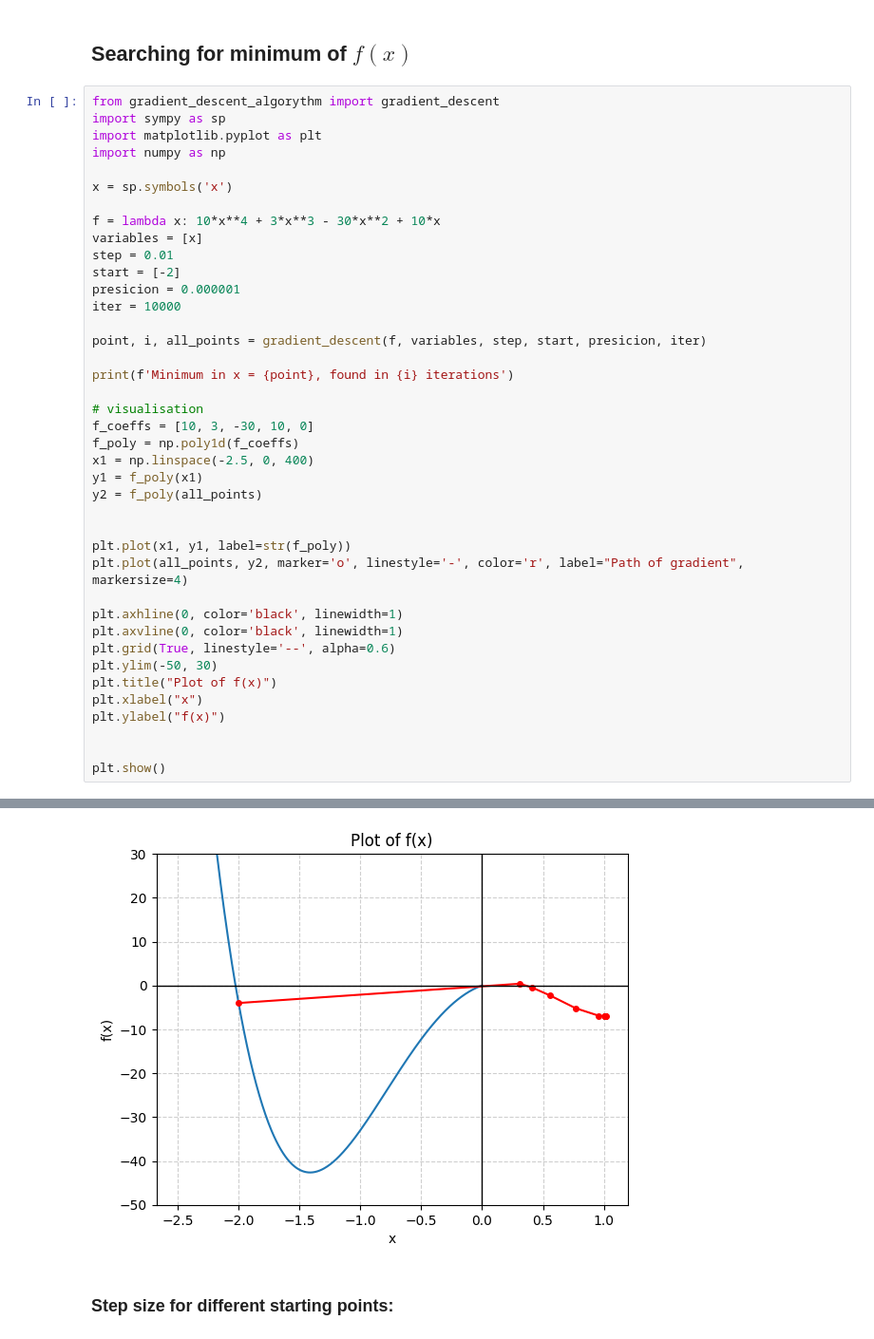
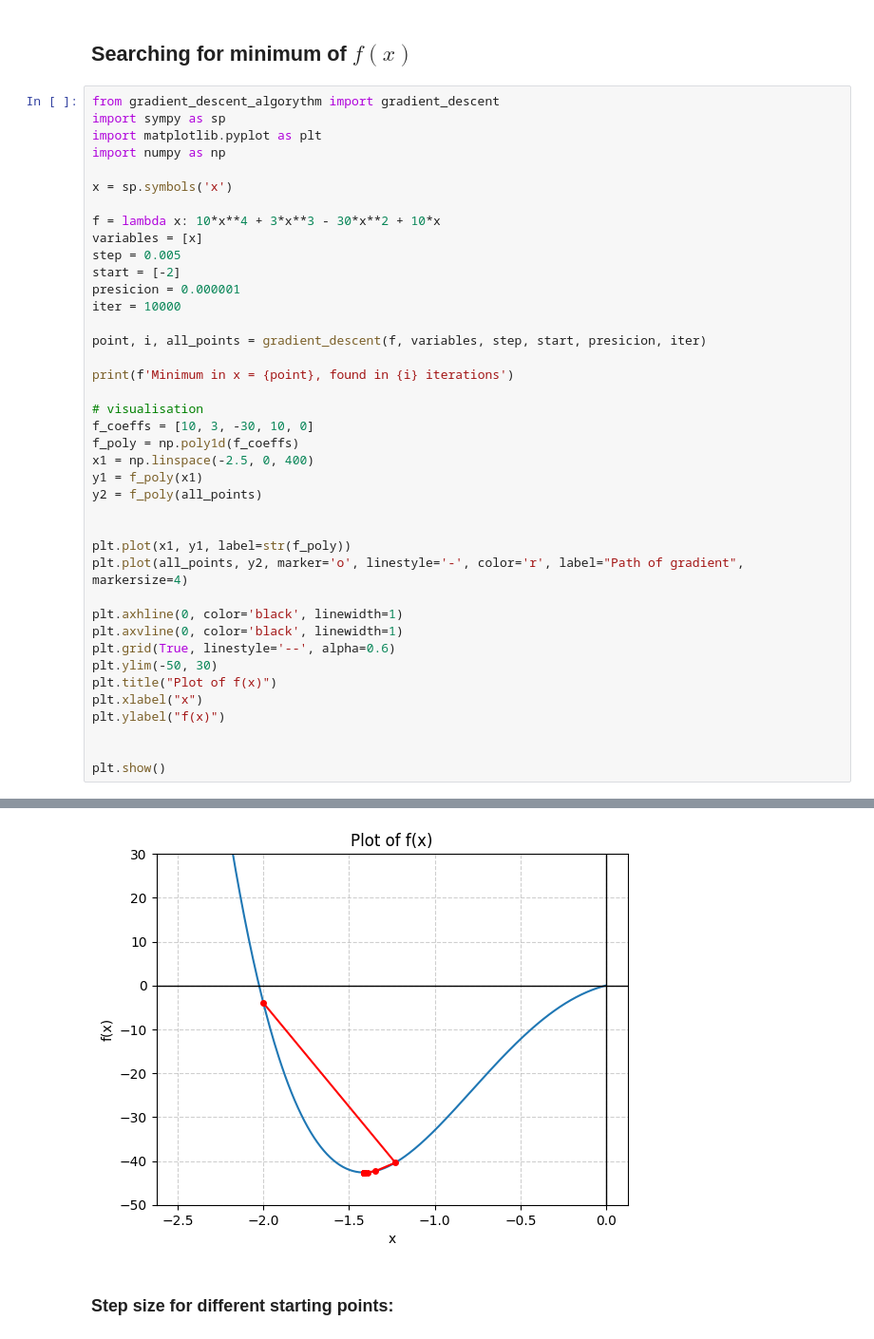
Before and after one commit to NataszaJarecka/WSI_LABS, a Jupyter notebook: Lab 1/experiments.ipynb, the cells around one changed output, grey strips where cells are left out. Shown: that part at 95% size. Cells and saved outputs as stored; diff of their text form.

```diff
--- a/Lab 1/experiments.ipynb
+++ b/Lab 1/experiments.ipynb
@@ -10,7 +10,7 @@ x = sp.symbols('x')
 
 f = lambda x: 10*x**4 + 3*x**3 - 30*x**2 + 10*x
 variables = [x]
-step = 0.01
+step = 0.005
 start = [-2]
 presicion = 0.000001
 iter = 10000
@@ -45,4 +45,4 @@ Minimum in x = [1.01255865], found in 15 iterations
-[figure, old version]
+[figure, new version]
 # %% [markdown]
 ### Step size for different starting points:
 # %% [markdown]
```
Also changed, not shown: parts of 12 cells of this notebook, 1 other file.
